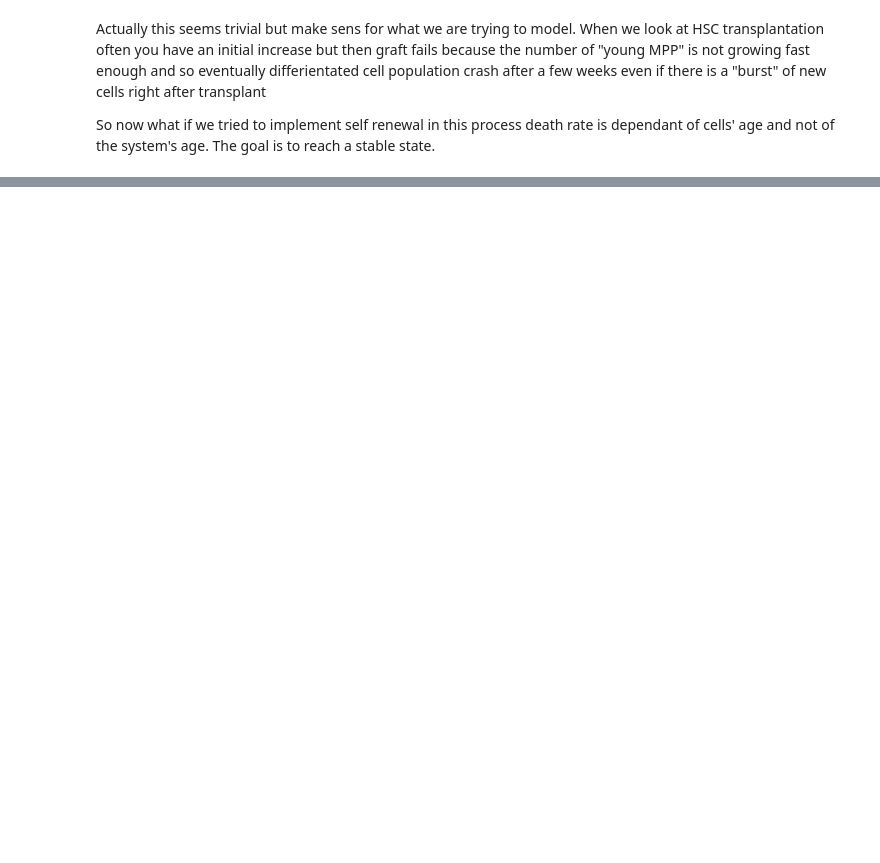
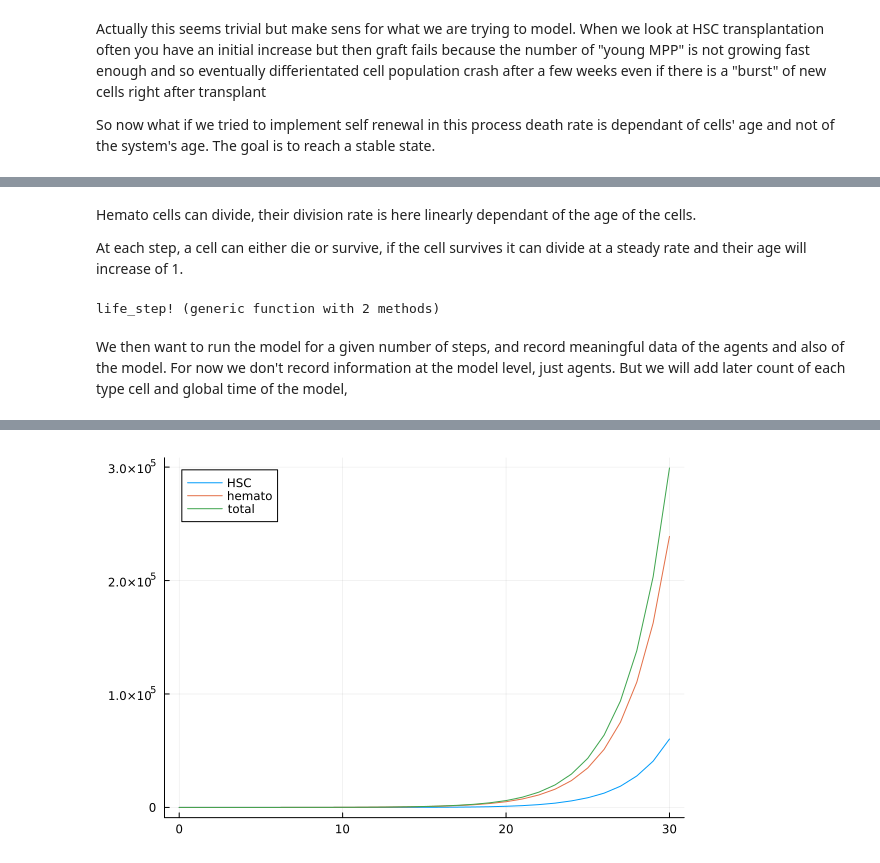
Before and after one commit to AmbreCPES/Stage, a Jupyter notebook: notebook.ipynb, the cells around one changed output, grey strips where cells are left out. Saved outputs shown, nothing was run; the diff lists cells and outputs as text; code cells hidden in the pictures; blank space fills up the shorter version.

```diff
--- a/notebook.ipynb
+++ b/notebook.ipynb
@@ -102,0 +230,12 @@ end
+# %%
+function initialize_model(nbr_HSC)
+    properties = Dict(:Time => 0)
+    space = nothing
+    life = ABM(Union{HSC, hemato_cell}, space, scheduler = Schedulers.ByType(false, true, Union{HSC, hemato_cell}); properties)
+
+    first_agents = HSC.(1:nbr_HSC, trues(nbr_HSC), zeros(nbr_HSC))
+    for cell in first_agents
+        add_agent!(cell, life)
+    end
+    return life
+end
@@ -102,0 +291,59 @@ end
+# %% [markdown]
+Hemato cells can divide, their division rate is here linearly dependant of the age of the cells.
+
+At each step, a cell can either die or survive, if the cell survives it can divide at a steady rate and their age will increase of 1.
+# %%
+function division!(cell::hemato_cell, model; division_rate = 0.3)
+
+    if sample(0:1, ProbabilityWeights([(1 - division_rate), division_rate])) == 1
+        divisions = cell.nbr_division + 1
+
+        add_agent!(hemato_cell, model, cell.age, divisions)
+        add_agent!(hemato_cell, model, cell.age, divisions)
+        remove_agent!(cell, model)
+    end
+end
+
+function death_func(age, a=0.009, c=0)
+    death_rate = a * age + c
+	death_prob = [death_rate, 1 - death_rate]
+    #print(death_prob) probability of dying, and surviving
+	return sample(0:1, ProbabilityWeights(death_prob))
+end
+
+function life_step!(cell::hemato_cell, model)
+
+    if death_func(cell.age) == 1 #in case of survival
+        division_rate = 0.3
+        cell.age += 1
+        division!(cell, model; division_rate)
+    else
+        remove_agent!(cell, model)
+    end
+
+end
+# %% [output]
+life_step! (generic function with 2 methods)
+# %% [markdown]
+We then want to run the model for a given number of steps, and record meaningful data of the agents and also of the model. For now we don't record information at the model level, just agents. But we will add later count of each type cell and global time of the model,
+# %%
+#we define functions to count the number of cells of each type
+hsc(a) = typeof(a) == HSC
+hemato(a) = typeof(a) == hemato_cell
+adata = [(hsc, count), (hemato, count)]
+
+#to = TimerOutput()
+#df = DataFrame(step =[0], count_hsc =[0], count_hemato = [0])
+
+#for n_steps in [1,10,20,30,40,45]
+#@timeit to ("loop"*string(n_steps)) begin
+n_steps = 30
+life = initialize_model(1)
+data,_ = run!(life, life_step!, n_steps; adata)
+#end
+#append!(df, data)
+#end
+#print(df)
+#show(to)
+plot(data.step, [data.count_hemato, data.count_hsc, data.count_hemato + data.count_hsc], labels =["HSC" "hemato" "total"])
+# %% [output]
@@ -102,0 +356 @@ end
+[figure, added]
```
Also changed, not shown: parts of 19 cells of this notebook.
